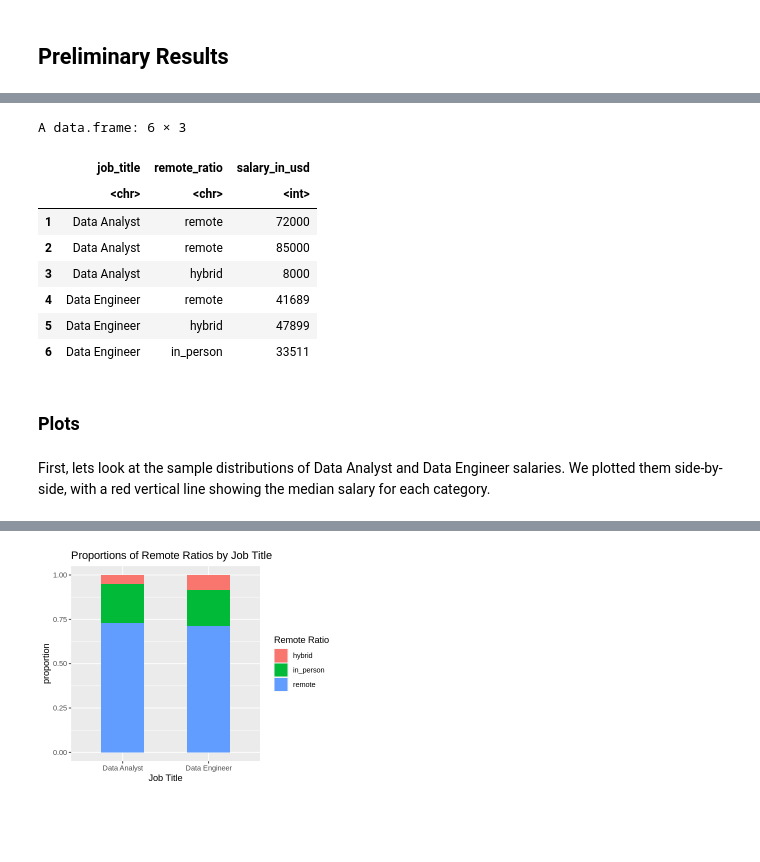
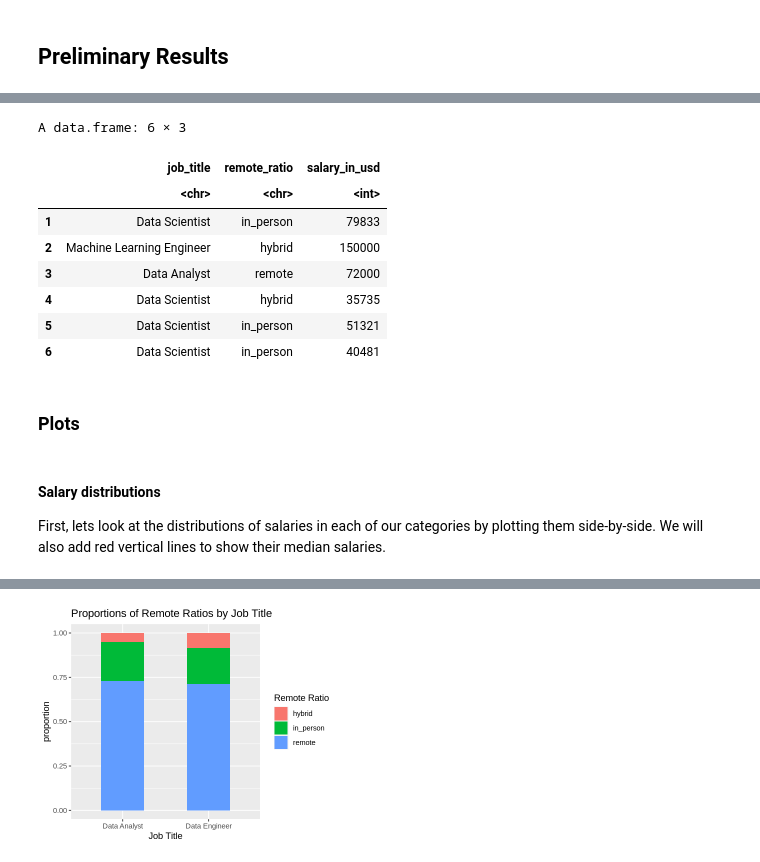
Before and after one commit to AmyChen354/stat-201-project, a Jupyter notebook: proposal.ipynb, the cells around one changed output, grey strips where cells are left out. Saved outputs shown, nothing was run; the diff lists cells and outputs as text; code cells hidden in the pictures; blank space fills up the shorter version.

```diff
--- a/proposal.ipynb
+++ b/proposal.ipynb
@@ -58,22 +97,26 @@
 # %%
-anlst_engr <- salaries %>%
-    filter(employment_type == "FT", job_title %in% c("Data Engineer", "Data Analyst")) %>%
+top_jobs <- salaries %>%
+    filter(employment_type == "FT",
+           job_title %in% c("Data Scientist", "Data Engineer", "Data Analyst", "Machine Learning Engineer")) %>%
     select(job_title, remote_ratio, salary_in_usd) %>%
     mutate(remote_ratio = recode(remote_ratio, `0` = "in_person", `50` = "hybrid", `100` = "remote"))
 
-head(anlst_engr)
+head(top_jobs)
 # %% [output]
 A data.frame: 6 × 3
 |  | job_title | remote_ratio | salary_in_usd |
 |  | <chr> | <chr> | <int> |
-| 1 | Data Analyst | remote | 72000 |
-| 2 | Data Analyst | remote | 85000 |
-| 3 | Data Analyst | hybrid | 8000 |
-| 4 | Data Engineer | remote | 41689 |
-| 5 | Data Engineer | hybrid | 47899 |
-| 6 | Data Engineer | in_person | 33511 |
+| 1 | Data Scientist | in_person | 79833 |
+| 2 | Machine Learning Engineer | hybrid | 150000 |
+| 3 | Data Analyst | remote | 72000 |
+| 4 | Data Scientist | hybrid | 35735 |
+| 5 | Data Scientist | in_person | 51321 |
+| 6 | Data Scientist | in_person | 40481 |
 # %% [markdown]
 ### Plots
 # %% [markdown]
-First, lets look at the sample distributions of Data Analyst and Data Engineer salaries. We plotted them side-by-side, with a red vertical line showing the median salary for each category.
+#### Salary distributions
+
+First, lets look at the distributions of salaries in each of our categories by plotting them side-by-side.
+We will also add red vertical lines to show their median salaries.
 # %%
```
Also changed, not shown: parts of 21 cells of this notebook.
